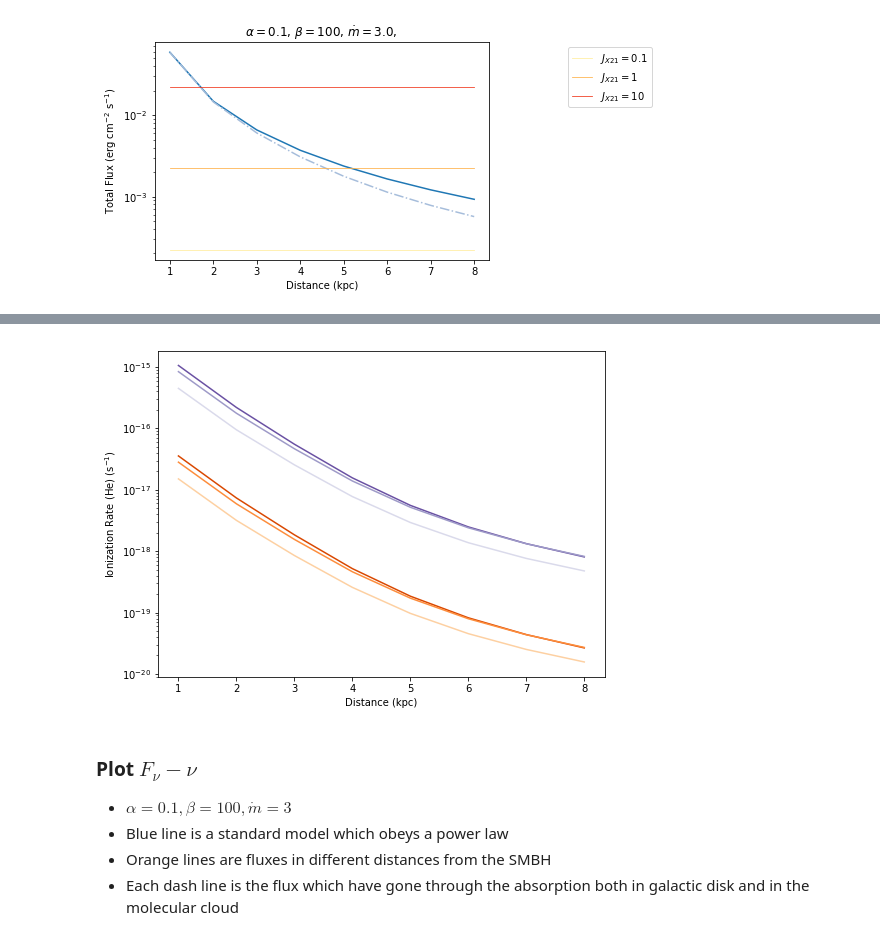
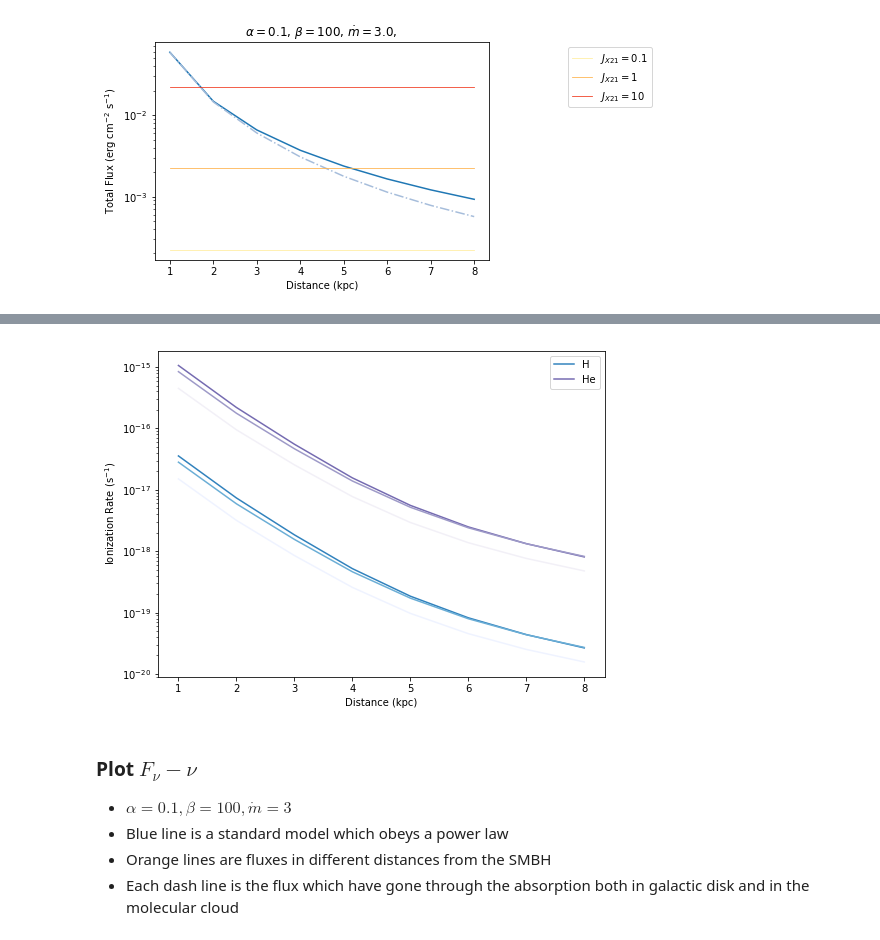
Before and after one commit to slowdivePTG/X-ray-chemistry, a Jupyter notebook: Calc_ionization_rate/Photon_Ionization.ipynb, the cells around one changed output, grey strips where cells are left out. Drawn from its saved outputs; the diff is of its cells as text; code cells hidden in the pictures.

Commit message:
Updated some figures

```diff
--- a/Calc_ionization_rate/Photon_Ionization.ipynb
+++ b/Calc_ionization_rate/Photon_Ionization.ipynb
@@ -493,39 +493,39 @@ plt.show()
 # %%
 dic = {'alpha':0.1, 'beta':100, 'mdot':3}
 Dat2 = compare(np.arange(8)+1, dic)
 ip_H, ip_He = np.array([]), np.array([])
 for i in Dat2:
     ip_H = np.append(Ion_p(H, He, H, i), ip_H)
     ip_He = np.append(Ion_p(H, He, He, i), ip_He)
 plt.figure(figsize = (8,6))
-plt.plot(np.arange(8)+1, ip_H, label='H', color = col1[2])
-plt.plot(np.arange(8)+1, ip_He, label='He', color = col3[2])
+plt.plot(np.arange(8)+1, ip_H, label='H', color = col1[1])
+plt.plot(np.arange(8)+1, ip_He, label='He', color = col3[1])
 
 dic = {'alpha':0.1, 'beta':100, 'mdot':1}
 Dat2 = compare(np.arange(8)+1, dic)
 ip_H, ip_He = np.array([]), np.array([])
 for i in Dat2:
     ip_H = np.append(Ion_p(H, He, H, i), ip_H)
     ip_He = np.append(Ion_p(H, He, He, i), ip_He)
-plt.plot(np.arange(8)+1, ip_H, label='H', color = col1[4])
-plt.plot(np.arange(8)+1, ip_He, label='He', color = col3[4])
+plt.plot(np.arange(8)+1, ip_H, color = col1[2])
+plt.plot(np.arange(8)+1, ip_He, color = col3[2])
 
 dic = {'alpha':0.1, 'beta':100, 'mdot':0.5}
 Dat2 = compare(np.arange(8)+1, dic)
 ip_H, ip_He = np.array([]), np.array([])
 for i in Dat2:
     ip_H = np.append(Ion_p(H, He, H, i), ip_H)
     ip_He = np.append(Ion_p(H, He, He, i), ip_He)
-plt.plot(np.arange(8)+1, ip_H, label='H', color = col1[6])
-plt.plot(np.arange(8)+1, ip_He, label='He', color = col3[6])
-
+plt.plot(np.arange(8)+1, ip_H, color = col1[4])
+plt.plot(np.arange(8)+1, ip_He, color = col3[4])
 plt.yscale('log')
+plt.legend()
 plt.xlabel('Distance (kpc)')
-plt.ylabel('Ionization Rate (He) (s$^{-1}$)')
+plt.ylabel('Ionization Rate (s$^{-1}$)')
 plt.savefig('3.eps')
 plt.show()
 # %% [output]
-[figure, old version]
+[figure, new version]
 # %% [markdown]
 ### Plot $F_\nu-\nu$
 - $\alpha=0.1, \beta=100, \dot m=3$
```
Also changed, not shown: parts of 4 cells of this notebook, 12 other files.
